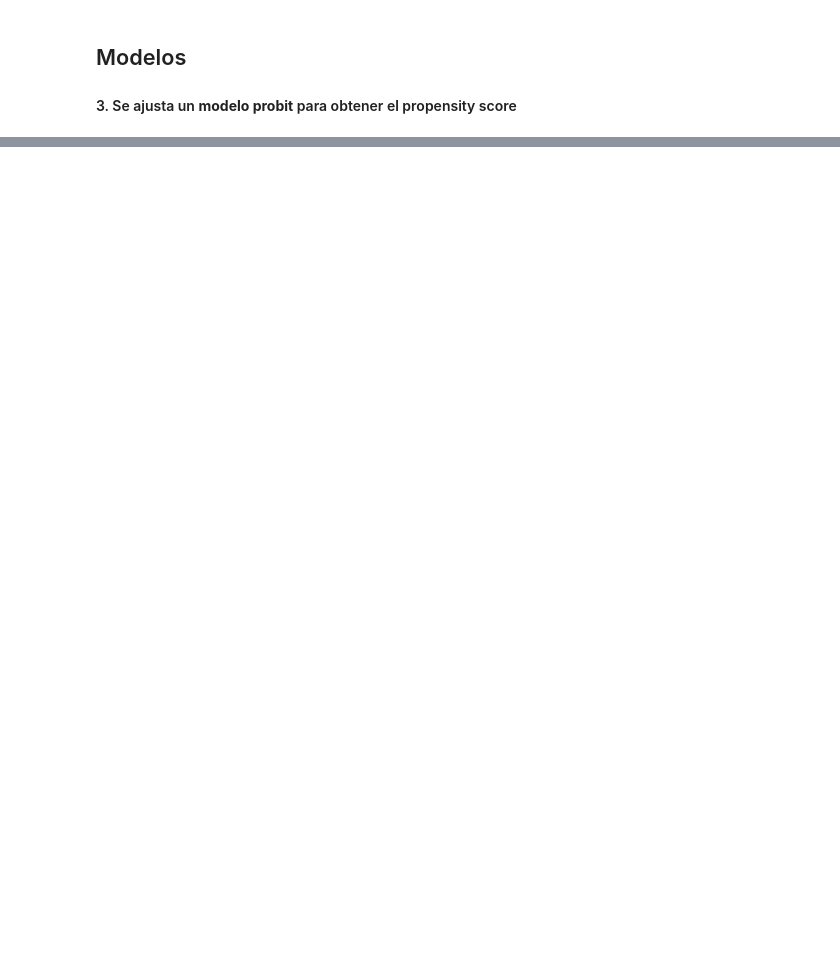
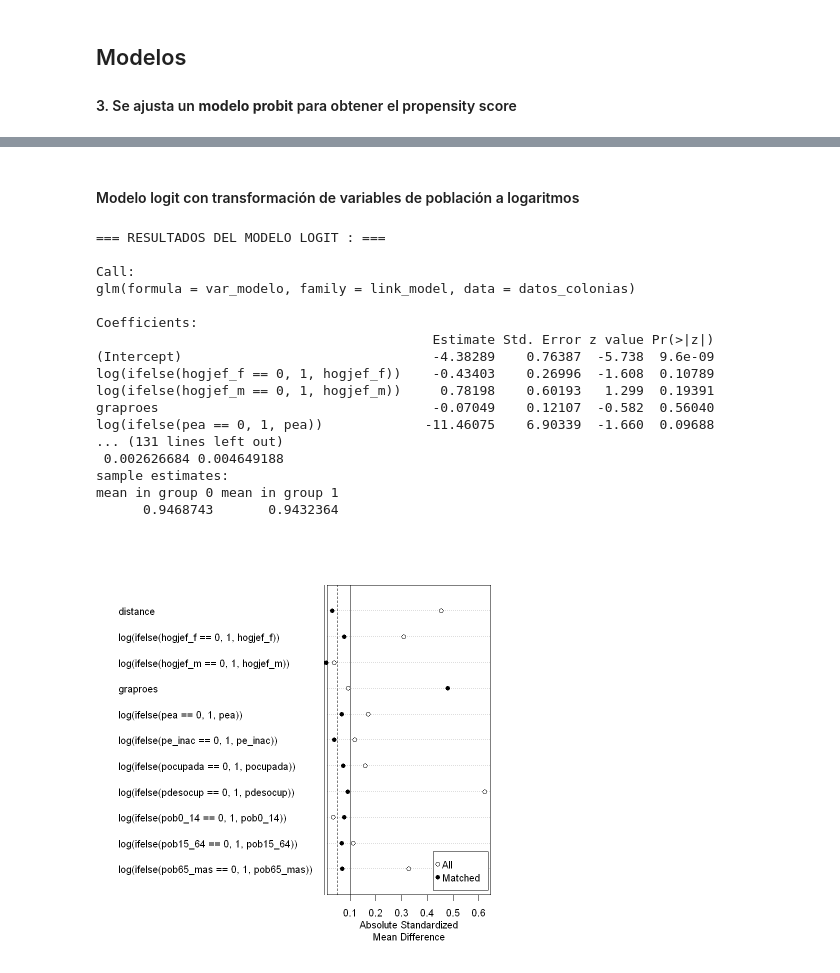
Before and after one commit to claudiodanielpc/proyecto_simi, a Jupyter notebook: scripts/propensity_score.ipynb, the cells around one changed output, grey strips where cells are left out. Cells and saved outputs as stored; diff of their text form; code cells hidden in the pictures; blank space fills up the shorter version.

```diff
--- a/scripts/propensity_score.ipynb
+++ b/scripts/propensity_score.ipynb
@@ -371,0 +290,23 @@ mean in group 0 mean in group 1
+# %% [markdown]
+#### Modelo logit con transformación de variables de población a logaritmos
+# %%
+propscorematch(var_modelo = var_modelo2, link_model = binomial(link = "logit"))
+# %% [output]
+=== RESULTADOS DEL MODELO LOGIT : ===
+
+Call:
+glm(formula = var_modelo, family = link_model, data = datos_colonias)
+
+Coefficients:
+                                           Estimate Std. Error z value Pr(>|z|)
+(Intercept)                                -4.38289    0.76387  -5.738  9.6e-09
+log(ifelse(hogjef_f == 0, 1, hogjef_f))    -0.43403    0.26996  -1.608  0.10789
+log(ifelse(hogjef_m == 0, 1, hogjef_m))     0.78198    0.60193   1.299  0.19391
+graproes                                   -0.07049    0.12107  -0.582  0.56040
+log(ifelse(pea == 0, 1, pea))             -11.46075    6.90339  -1.660  0.09688
+... (131 lines left out)
+ 0.002626684 0.004649188
+sample estimates:
+mean in group 0 mean in group 1
+      0.9468743       0.9432364
+[figure, added]
```
Also changed, not shown: parts of 32 cells of this notebook.
